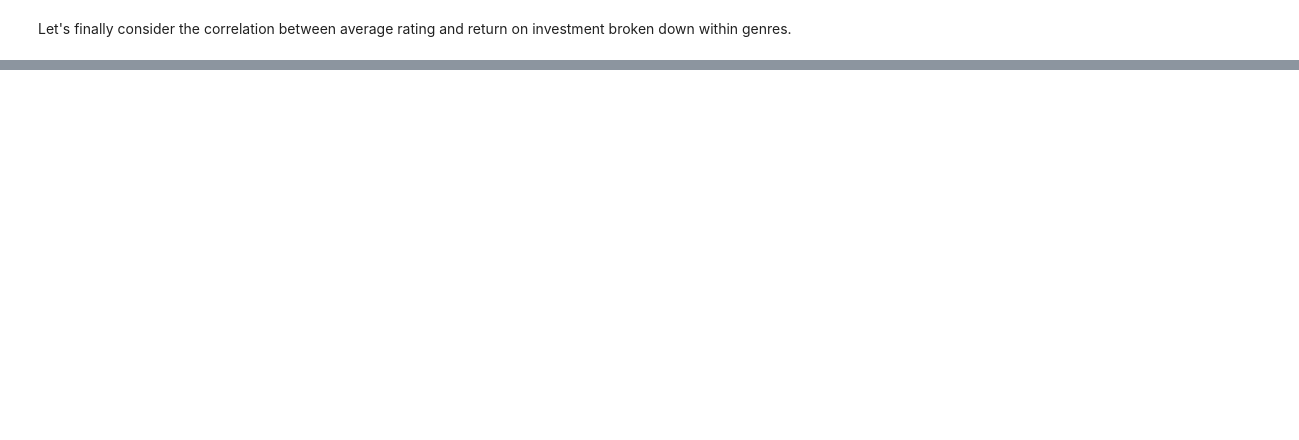
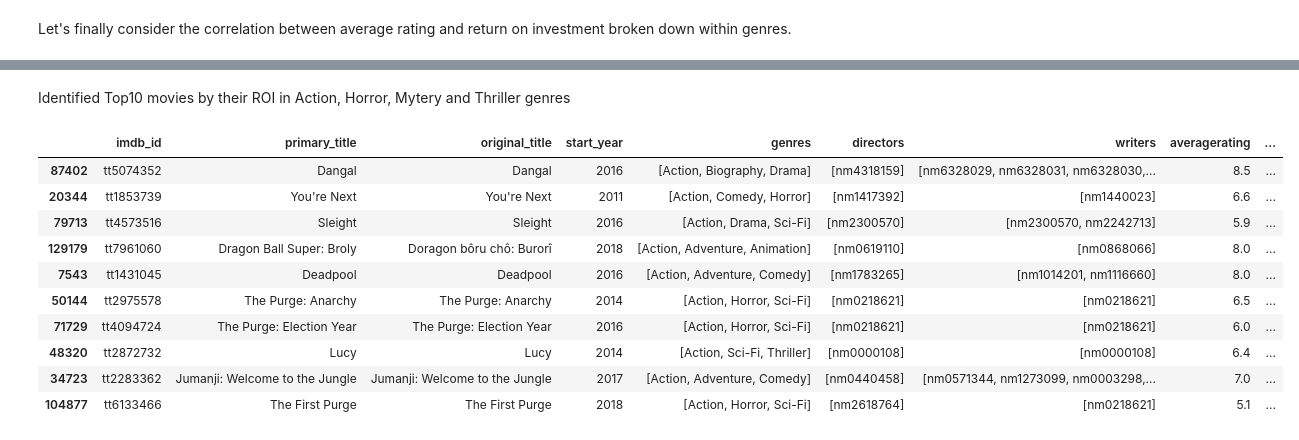
Before and after one commit to bbjornstad-flatiron/flatiron-mod1-project, a Jupyter notebook: data-analysis.ipynb, the cells around one changed output, grey strips where cells are left out. Cells and saved outputs as stored; diff of their text form; code cells hidden in the pictures; blank space fills up the shorter version.

Commit message:
top10 movies by Genres

```diff
--- a/data-analysis.ipynb
+++ b/data-analysis.ipynb
@@ -305,0 +281,9 @@ genre_subset_f8.tight_layout()
+# %%
+action = final_with_genre_dummies[final_with_genre_dummies.Action == 1]
+action_drop = action.drop(['Horror', 'Adventure', 'Animation', 'Biography',
+                            'Comedy', 'Crime','Documentary', 'Drama', 'Family',
+                           'Fantasy', 'History','Music', 'Musical', 'Mystery',
+                           'Romance', 'Sci-Fi', 'Sport', 'Thriller','War', 'Western'],axis=1)
+
+action_drop.sort_values('ROI',ascending =False,inplace = True)
+action_top10 = action_drop.head(10)
@@ -305,0 +333,2 @@ genre_subset_f8.tight_layout()
+# %% [markdown]
+Identified Top10 movies by their ROI in Action, Horror, Mytery and Thriller genres
@@ -305,0 +340,14 @@ genre_subset_f8.tight_layout()
+# %%
+action_top10
+# %% [output]
+|  | imdb_id | primary_title | original_title | start_year | genres | directors | writers | averagerating | ... |
+| 87402 | tt5074352 | Dangal | Dangal | 2016 | [Action, Biography, Drama] | [nm4318159] | [nm6328029, nm6328031, nm6328030,... | 8.5 | ... |
+| 20344 | tt1853739 | You're Next | You're Next | 2011 | [Action, Comedy, Horror] | [nm1417392] | [nm1440023] | 6.6 | ... |
+| 79713 | tt4573516 | Sleight | Sleight | 2016 | [Action, Drama, Sci-Fi] | [nm2300570] | [nm2300570, nm2242713] | 5.9 | ... |
+| 129179 | tt7961060 | Dragon Ball Super: Broly | Doragon bôru chô: Burorî | 2018 | [Action, Adventure, Animation] | [nm0619110] | [nm0868066] | 8.0 | ... |
+| 7543 | tt1431045 | Deadpool | Deadpool | 2016 | [Action, Adventure, Comedy] | [nm1783265] | [nm1014201, nm1116660] | 8.0 | ... |
+| 50144 | tt2975578 | The Purge: Anarchy | The Purge: Anarchy | 2014 | [Action, Horror, Sci-Fi] | [nm0218621] | [nm0218621] | 6.5 | ... |
+| 71729 | tt4094724 | The Purge: Election Year | The Purge: Election Year | 2016 | [Action, Horror, Sci-Fi] | [nm0218621] | [nm0218621] | 6.0 | ... |
+| 48320 | tt2872732 | Lucy | Lucy | 2014 | [Action, Sci-Fi, Thriller] | [nm0000108] | [nm0000108] | 6.4 | ... |
+| 34723 | tt2283362 | Jumanji: Welcome to the Jungle | Jumanji: Welcome to the Jungle | 2017 | [Action, Adventure, Comedy] | [nm0440458] | [nm0571344, nm1273099, nm0003298,... | 7.0 | ... |
+| 104877 | tt6133466 | The First Purge | The First Purge | 2018 | [Action, Horror, Sci-Fi] | [nm2618764] | [nm0218621] | 5.1 | ... |
```
Also changed, not shown: parts of 25 cells of this notebook, 8 other files.
